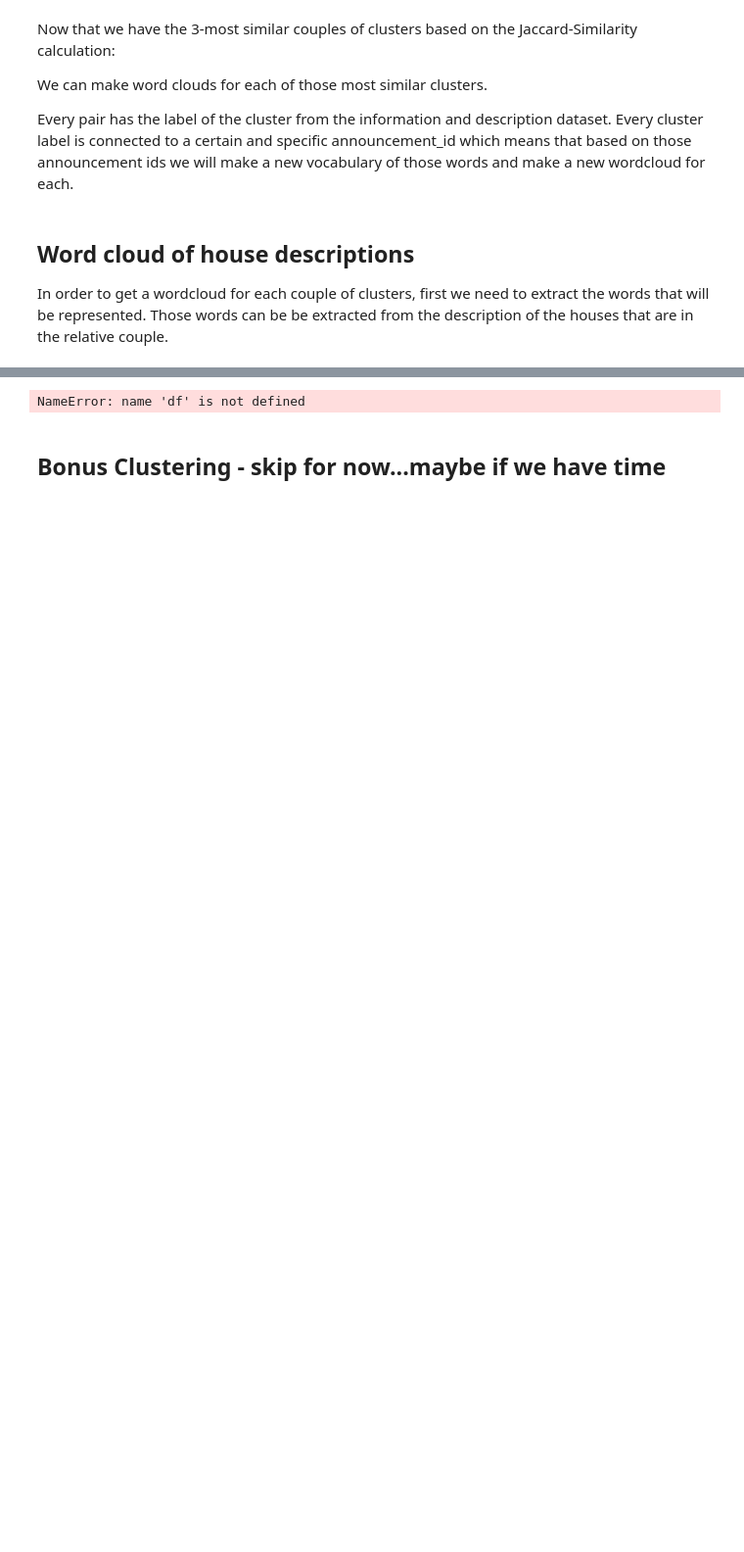
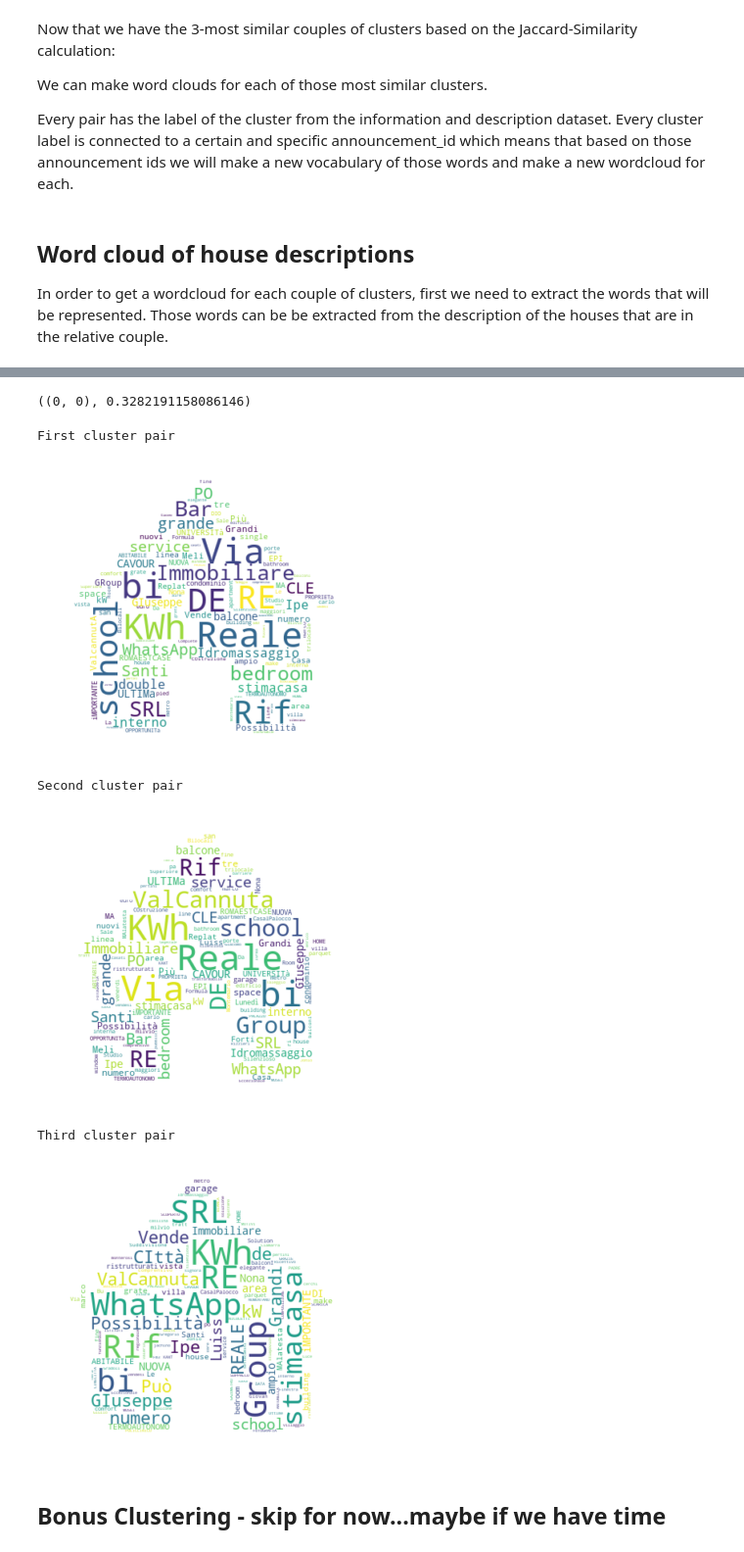
Before and after one commit to dusicastepic/ADMFourthHomework, a Jupyter notebook: Clustering part.ipynb, the cells around one changed output, grey strips where cells are left out. Shown at 98% size. Drawn from its saved outputs; the diff is of its cells as text; code cells hidden in the pictures; blank space fills up the shorter version.

Commit message:
word clouds
draft clouds
-should we change words somehow_?

```diff
--- a/Clustering part.ipynb
+++ b/Clustering part.ipynb
@@ -798,2 +739,0 @@ NameError: name 'x' is not defined
-# %%
-x=list(set(information_dict[information_cls]+description_dict[description_cls]))
@@ -804,3 +740,7 @@ NameError: name 'description_dataset' is not defined
+# %%
+top_3_jaccard_sim[0]
+# %% [output]
+((0, 0), 0.3282191158086146)
 # %%
 def preprocessing_text_wordcloud(df):
     """
@@ -850,15 +781,40 @@ def build_vocabulary_wordcloud(df):
     res=df.description.apply(lambda x: preprocessing_text_wordcloud(str(x)))
 
     #vocabulary_set is a set used for making vocabulary with unique words
-    res=list(vocabulary_wordcloud)
+    res=list(res)
     vocabulary_set = set(res[0]).union(*res[1:])
-#
+
     vocabulary=' '.join(vocabulary_set)
 
     return vocabulary
-# %%
-vocabulary_wordcloud=build_vocabulary_wordcloud(df)
-# %% [output]
-NameError: name 'df' is not defined
+# %%
+# lower max_font_size, change the maximum number of word and lighten the background:
+def generate_wordcloud(vocabulary_wordcloud):
+    alice_mask = np.array(Image.open(path.join(d, "alice_mask.jpg")))
+    plt.rcParams['figure.figsize'] = [10, 5]
+
+    wordcloud = WordCloud(max_font_size=45, max_words=120, background_color="white", mask=alice_mask,\
+    ).generate(vocabulary_wordcloud)
+    plt.figure()
+
+    plt.imshow(wordcloud, interpolation="bilinear")
+    plt.axis("off")
+    plt.show()
+# %%
+#method for making word clouds based on top 3 pairs
+idx_lst=[idx_pair[0] for idx_pair in top_3_jaccard_sim]
+title=['First cluster pair','Second cluster pair','Third cluster pair']
+for idx,tup in enumerate(idx_lst):
+    x=list(set(information_dict[tup[0]]+description_dict[tup[1]]))
+    df=description_dataset.loc[x]
+    print(title[idx])
+    generate_wordcloud(build_vocabulary_wordcloud(df))
+# %% [output]
+First cluster pair
+[figure, added]
+Second cluster pair
+[figure, added]
+Third cluster pair
+[figure, added]
 # %% [markdown]
 ## Bonus Clustering - skip for now...maybe if we have time
```
Also changed, not shown: parts of 28 cells of this notebook.
